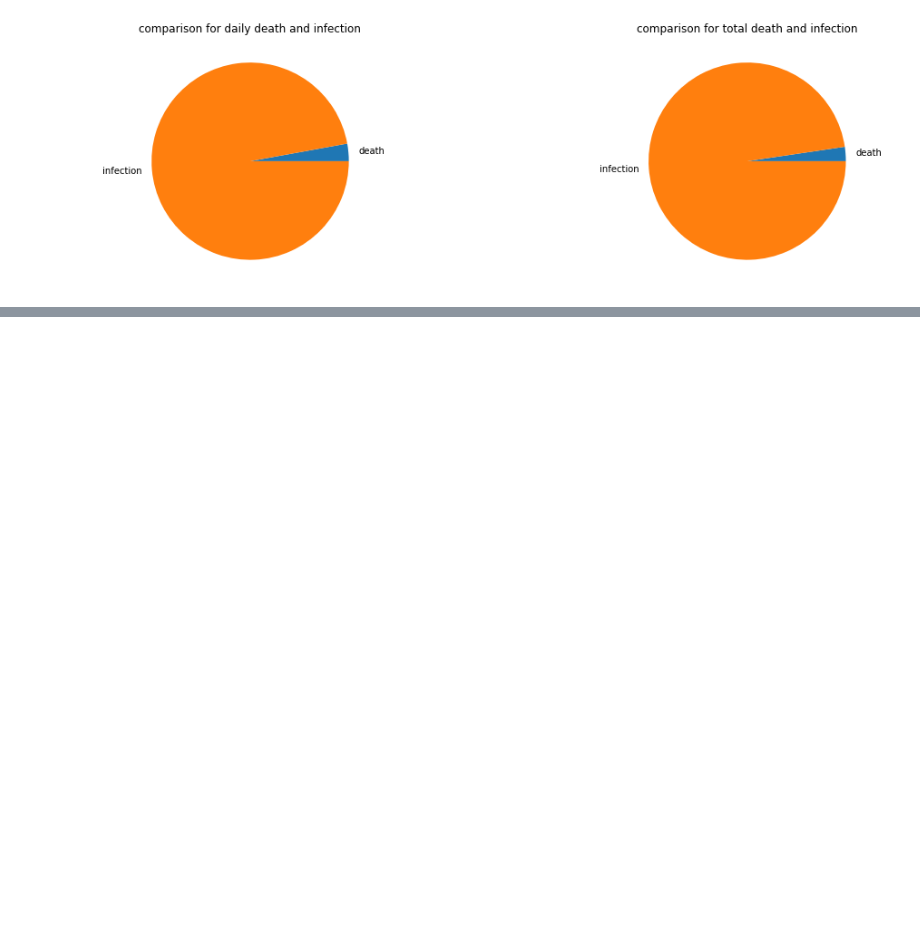
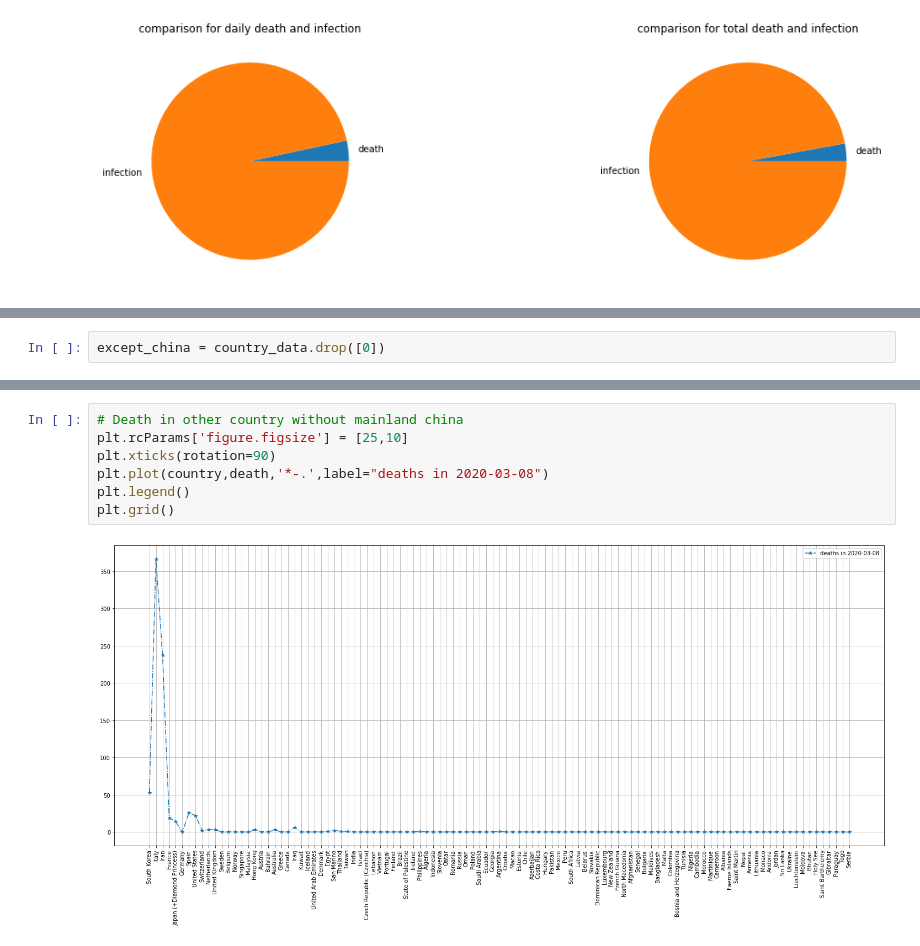
Before and after one commit to saitzaw/covid-dash, a Jupyter notebook: COVID_19.ipynb, the cells around one changed output, grey strips where cells are left out. Cells and saved outputs as stored; diff of their text form; blank space fills up the shorter version.

```diff
--- a/COVID_19.ipynb
+++ b/COVID_19.ipynb
@@ -241,0 +337,2 @@ Text(0.5, 1.0, 'Infected patient, mild condition, critical')
+# %%
+except_china = country_data.drop([0])
@@ -241,0 +384,9 @@ Text(0.5, 1.0, 'Infected patient, mild condition, critical')
+# %%
+# Death in other country without mainland china
+plt.rcParams['figure.figsize'] = [25,10]
+plt.xticks(rotation=90)
+plt.plot(country,death,'*-.',label="deaths in 2020-03-08")
+plt.legend()
+plt.grid()
+# %% [output]
+[figure, added]
```
Also changed, not shown: parts of 29 cells of this notebook.
